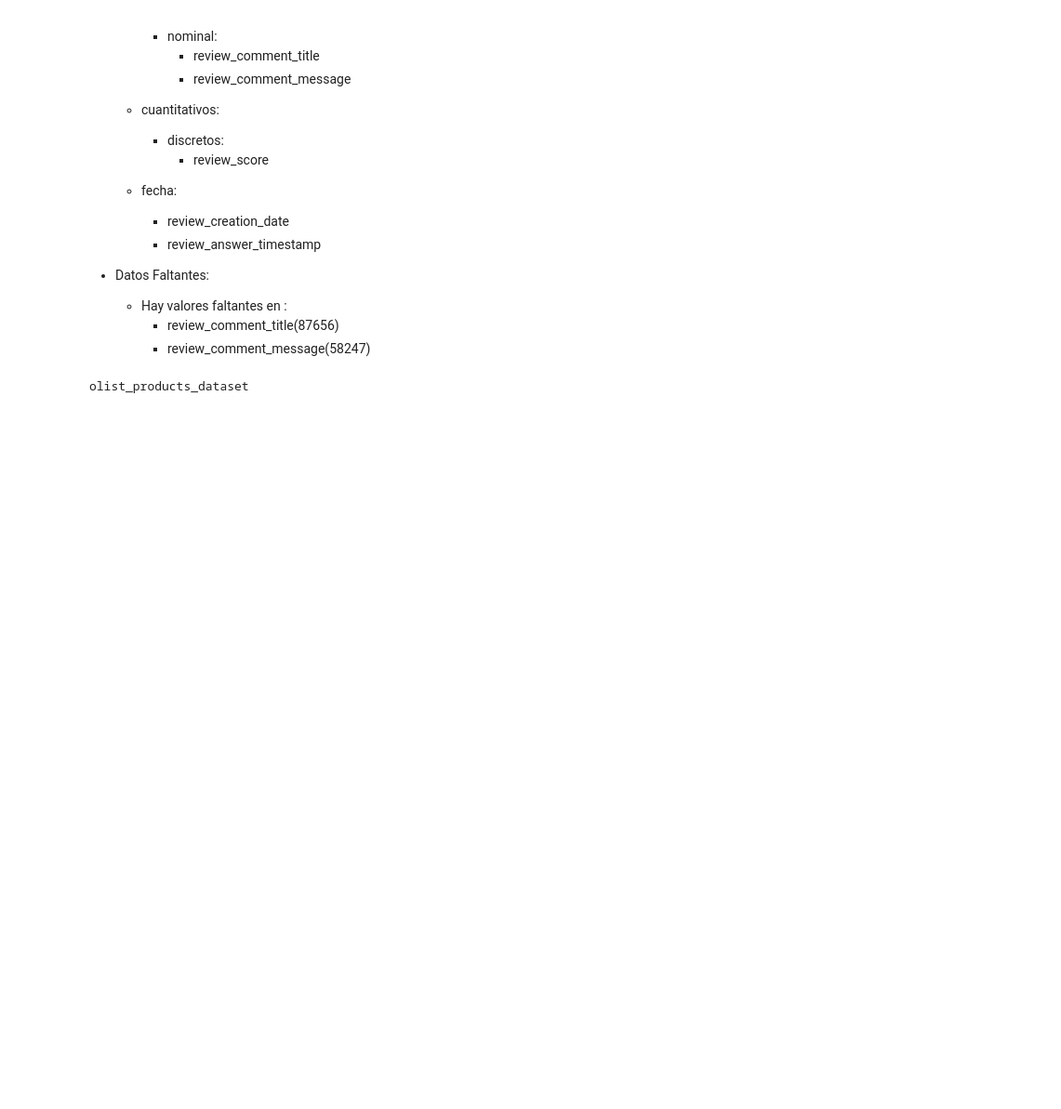
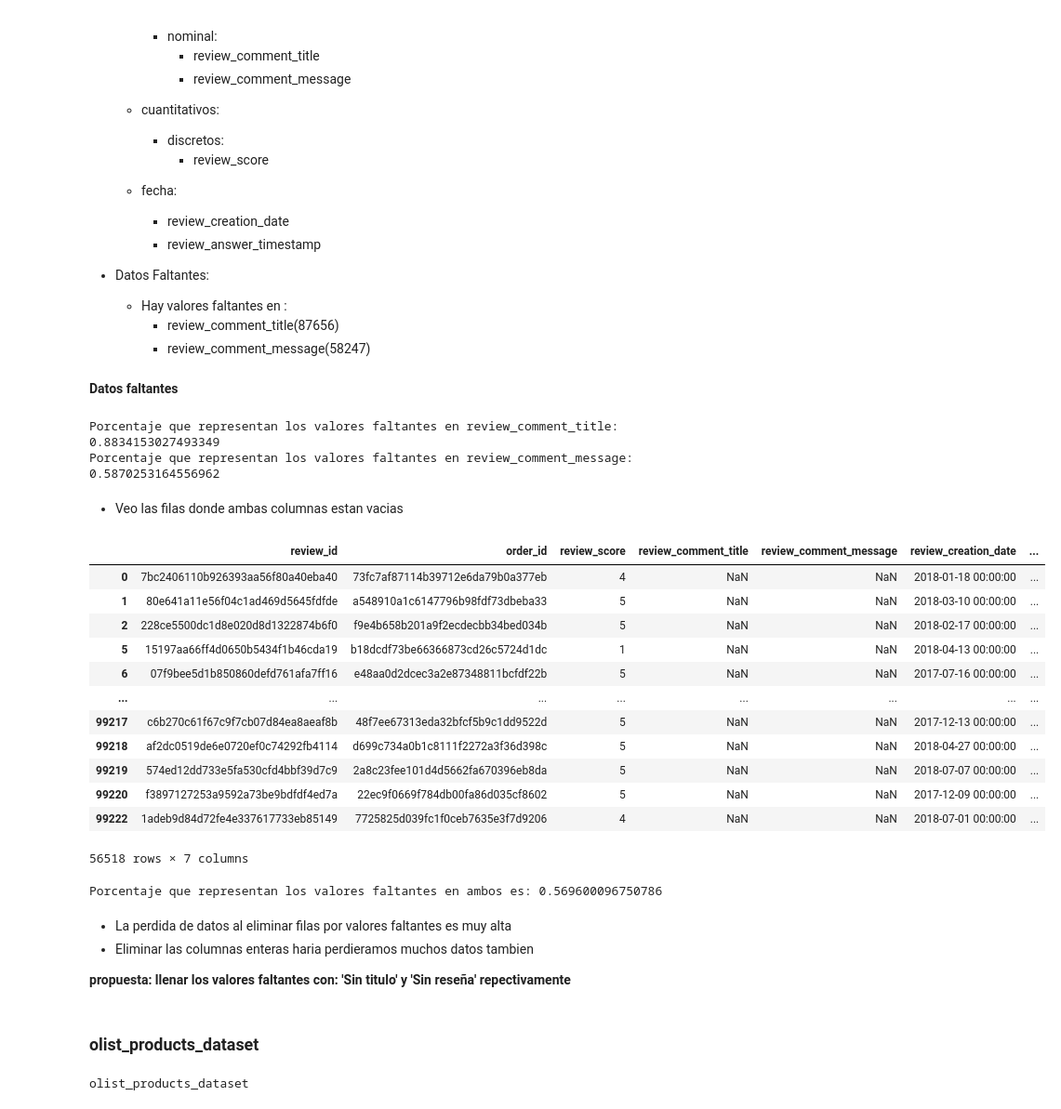
Before and after one commit to Heizhem/PF_DS, a Jupyter notebook: eda.ipynb, the cells around one changed output. Shown: that part at 93% size. Saved outputs shown, nothing was run; the diff lists cells and outputs as text; code cells hidden in the pictures; blank space fills up the shorter version.

```diff
--- a/eda.ipynb
+++ b/eda.ipynb
@@ -292,0 +316,2 @@ memory usage: 250.1+ KB
+# %%
+dfs[3]['origin'].fillna('Other',inplace=True)
@@ -513,6 +573,43 @@ memory usage: 5.3+ MB
     - Hay valores faltantes en :
         - review_comment_title(87656)
         - review_comment_message(58247)
+# %% [markdown]
+<b> Datos faltantes
+# %%
+print('Porcentaje que representan los valores faltantes en review_comment_title:',87656/99224)
+print('Porcentaje que representan los valores faltantes en review_comment_message:',58247/99224)
+# %% [output]
+Porcentaje que representan los valores faltantes en review_comment_title: 0.8834153027493349
+Porcentaje que representan los valores faltantes en review_comment_message: 0.5870253164556962
+# %% [markdown]
+* Veo las filas donde ambas columnas estan vacias
+# %%
+ambos_nulos=dfs[7][(dfs[7]['review_comment_message'].isnull()) & (dfs[7]['review_comment_title'].isnull())]
+# %% [output]
+|  | review_id | order_id | review_score | review_comment_title | review_comment_message | review_creation_date | ... |
+| 0 | 7bc2406110b926393aa56f80a40eba40 | 73fc7af87114b39712e6da79b0a377eb | 4 | NaN | NaN | 2018-01-18 00:00:00 | ... |
+| 1 | 80e641a11e56f04c1ad469d5645fdfde | a548910a1c6147796b98fdf73dbeba33 | 5 | NaN | NaN | 2018-03-10 00:00:00 | ... |
+| 2 | 228ce5500dc1d8e020d8d1322874b6f0 | f9e4b658b201a9f2ecdecbb34bed034b | 5 | NaN | NaN | 2018-02-17 00:00:00 | ... |
+| 5 | 15197aa66ff4d0650b5434f1b46cda19 | b18dcdf73be66366873cd26c5724d1dc | 1 | NaN | NaN | 2018-04-13 00:00:00 | ... |
+| 6 | 07f9bee5d1b850860defd761afa7ff16 | e48aa0d2dcec3a2e87348811bcfdf22b | 5 | NaN | NaN | 2017-07-16 00:00:00 | ... |
+| ... | ... | ... | ... | ... | ... | ... | ... |
+| 99217 | c6b270c61f67c9f7cb07d84ea8aeaf8b | 48f7ee67313eda32bfcf5b9c1dd9522d | 5 | NaN | NaN | 2017-12-13 00:00:00 | ... |
+| 99218 | af2dc0519de6e0720ef0c74292fb4114 | d699c734a0b1c8111f2272a3f36d398c | 5 | NaN | NaN | 2018-04-27 00:00:00 | ... |
+| 99219 | 574ed12dd733e5fa530cfd4bbf39d7c9 | 2a8c23fee101d4d5662fa670396eb8da | 5 | NaN | NaN | 2018-07-07 00:00:00 | ... |
+| 99220 | f3897127253a9592a73be9bdfdf4ed7a | 22ec9f0669f784db00fa86d035cf8602 | 5 | NaN | NaN | 2017-12-09 00:00:00 | ... |
+| 99222 | 1adeb9d84d72fe4e337617733eb85149 | 7725825d039fc1f0ceb7635e3f7d9206 | 4 | NaN | NaN | 2018-07-01 00:00:00 | ... |
+56518 rows × 7 columns
+# %%
+print('Porcentaje que representan los valores faltantes en ambos es:',56518/99224)
+# %% [output]
+Porcentaje que representan los valores faltantes en ambos es: 0.569600096750786
+# %% [markdown]
+* La perdida de datos al eliminar filas por valores faltantes es muy alta
+* Eliminar las columnas enteras haria perdieramos muchos datos tambien
+
+<b> propuesta: llenar los valores faltantes con: 'Sin titulo' y 'Sin reseña' repectivamente
+# %% [markdown]
+### olist_products_dataset
 # %%
 print(nombre_datasets[8])
 dfs[8]
```
Also changed, not shown: parts of 28 cells of this notebook.
